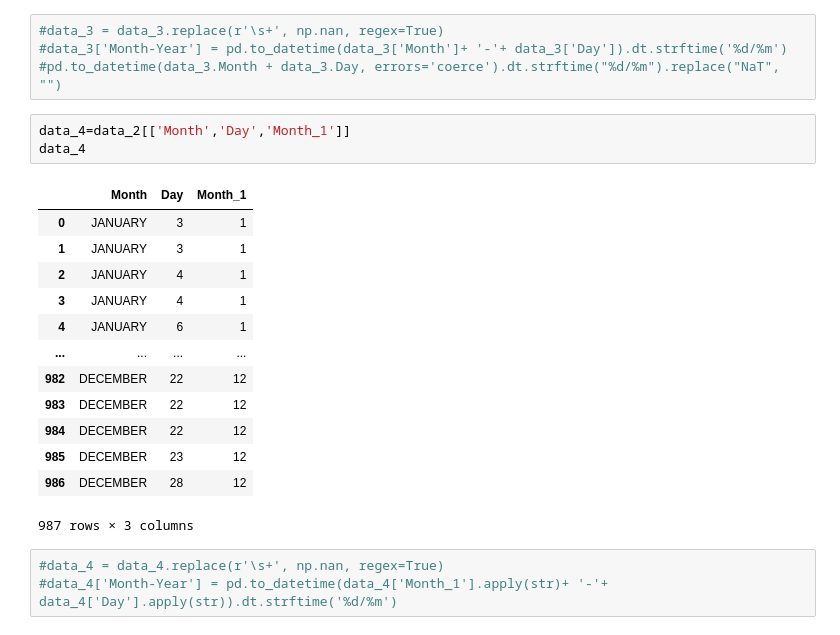
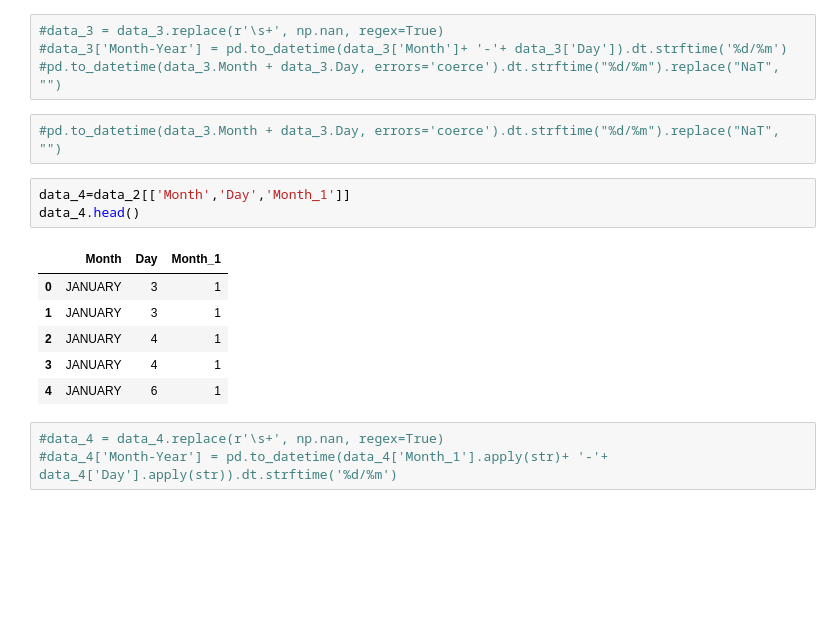
Before and after one commit to smartinternz02/SPS-9732-Water-Sanitization, a Jupyter notebook: vide-game-release-2022-analysis.ipynb, the cells around one changed output. Drawn from its saved outputs; the diff is of its cells as text; blank space fills up the shorter version.

```diff
--- a/vide-game-release-2022-analysis.ipynb
+++ b/vide-game-release-2022-analysis.ipynb
@@ -299,23 +288,18 @@ data_3
 #data_3 = data_3.replace(r'\s+', np.nan, regex=True)
 #data_3['Month-Year'] = pd.to_datetime(data_3['Month']+ '-'+ data_3['Day']).dt.strftime('%d/%m')
 #pd.to_datetime(data_3.Month + data_3.Day, errors='coerce').dt.strftime("%d/%m").replace("NaT", "")
+# %%
+#pd.to_datetime(data_3.Month + data_3.Day, errors='coerce').dt.strftime("%d/%m").replace("NaT", "")
 # %%
 data_4=data_2[['Month','Day','Month_1']]
-data_4
+data_4.head()
 # %% [output]
 |  | Month | Day | Month_1 |
 | 0 | JANUARY | 3 | 1 |
 | 1 | JANUARY | 3 | 1 |
 | 2 | JANUARY | 4 | 1 |
 | 3 | JANUARY | 4 | 1 |
 | 4 | JANUARY | 6 | 1 |
-| ... | ... | ... | ... |
-| 982 | DECEMBER | 22 | 12 |
-| 983 | DECEMBER | 22 | 12 |
-| 984 | DECEMBER | 22 | 12 |
-| 985 | DECEMBER | 23 | 12 |
-| 986 | DECEMBER | 28 | 12 |
-987 rows × 3 columns
 # %%
 #data_4 = data_4.replace(r'\s+', np.nan, regex=True)
 #data_4['Month-Year'] = pd.to_datetime(data_4['Month_1'].apply(str)+ '-'+ data_4['Day'].apply(str)).dt.strftime('%d/%m')
```
Also changed, not shown: parts of 71 cells of this notebook.
